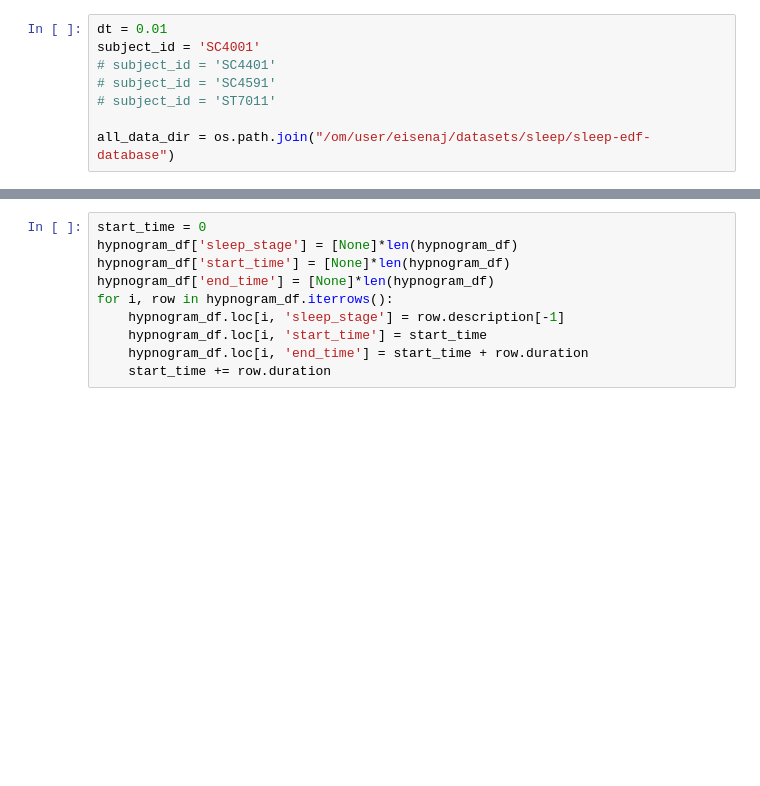
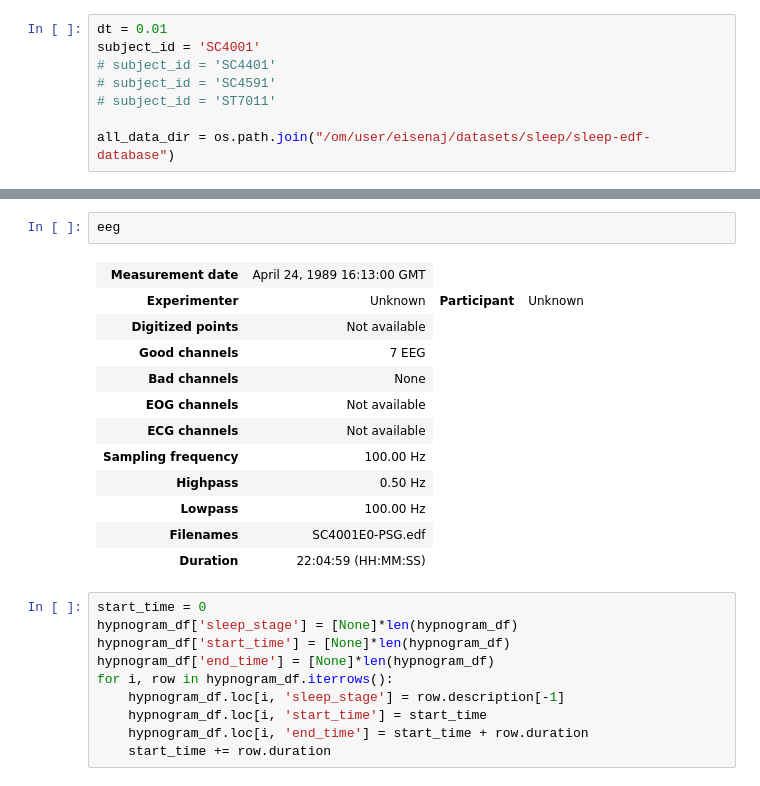
Before and after one commit to delamarifer/ChaoticDreams, a Jupyter notebook: _sandbox/2022-03-07 - Let's Try Out EEG !!!!.ipynb, the cells around one changed output, grey strips where cells are left out. Saved outputs shown, nothing was run; the diff lists cells and outputs as text; blank space fills up the shorter version.

```diff
--- a/_sandbox/2022-03-07 - Let's Try Out EEG !!!!.ipynb
+++ b/_sandbox/2022-03-07 - Let's Try Out EEG !!!!.ipynb
@@ -47,6 +50,21 @@ Extracting EDF parameters from /om/user/eisenaj/datasets/sleep/sleep-edf-databas
 EDF file detected
 Setting channel info structure...
 Creating raw.info structure...
+# %%
+eeg
+# %% [output]
+| Measurement date | April 24, 1989 16:13:00 GMT |
+| Experimenter | Unknown | Participant | Unknown |
+| Digitized points | Not available |
+| Good channels | 7 EEG |
+| Bad channels | None |
+| EOG channels | Not available |
+| ECG channels | Not available |
+| Sampling frequency | 100.00 Hz |
+| Highpass | 0.50 Hz |
+| Lowpass | 100.00 Hz |
+| Filenames | SC4001E0-PSG.edf |
+| Duration | 22:04:59 (HH:MM:SS) |
 # %%
 start_time = 0
 hypnogram_df['sleep_stage'] = [None]*len(hypnogram_df)
```
Also changed, not shown: parts of 3 cells of this notebook, 2 other files.
